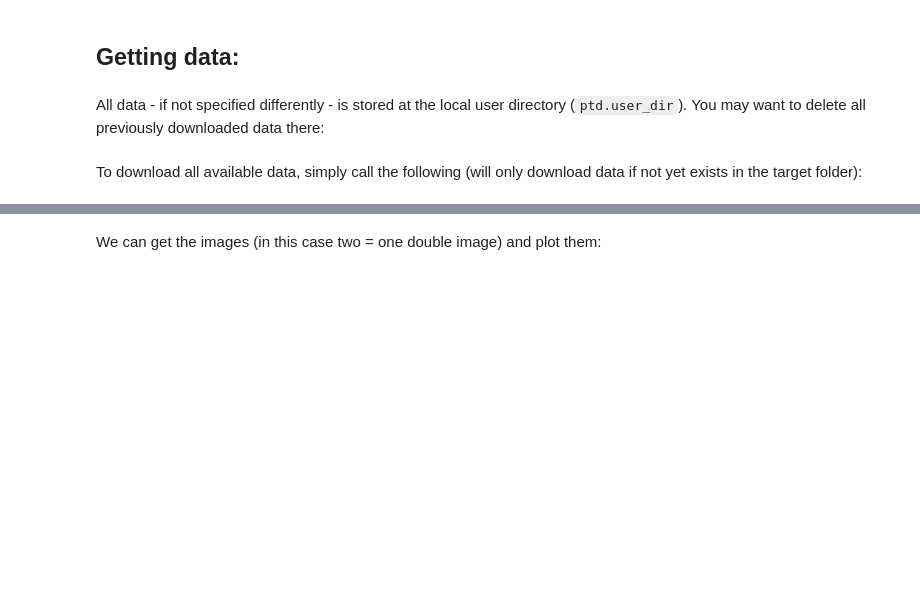
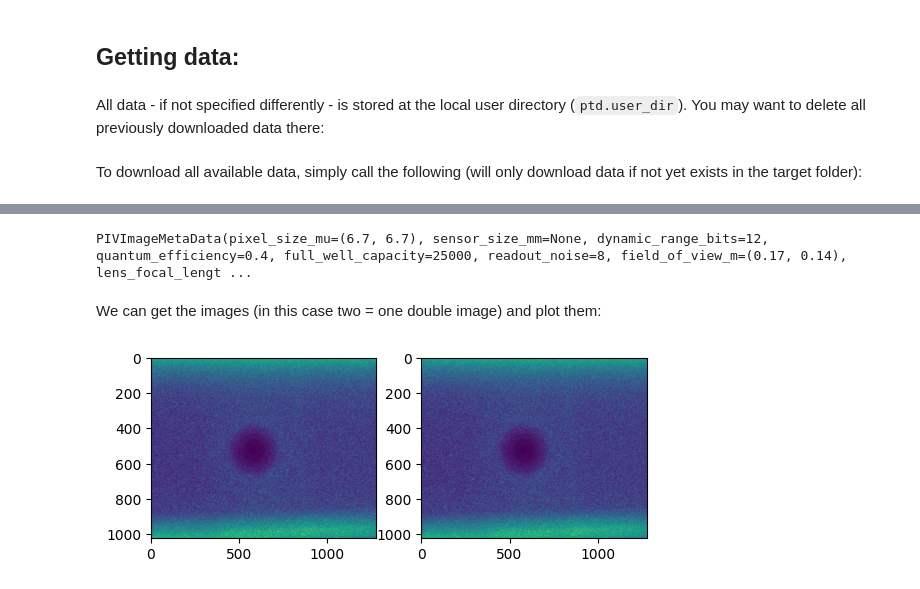
Before and after one commit to matthiasprobst/piv-test-data, a Jupyter notebook: notebooks/usage.ipynb, the cells around one changed output, grey strips where cells are left out. Cells and saved outputs as stored; diff of their text form; code cells hidden in the pictures; blank space fills up the shorter version.

```diff
--- a/notebooks/usage.ipynb
+++ b/notebooks/usage.ipynb
@@ -21,4 +21,4 @@ Let's take work with the vortex pair data provided by PivTec:
 # %%
-vortex_pair = ptd.pivtec.vortex_pair
-vortex_pair.download()
-vortex_pair
+pc_1A = ptd.piv_challenge.pc_1A
+pc_1A.download()
+pc_1A
@@ -25,9 +41,15 @@ vortex_pair
+# %%
+pc_1A.meta
+# %% [output]
+PIVImageMetaData(pixel_size_mu=(6.7, 6.7), sensor_size_mm=None, dynamic_range_bits=12, quantum_efficiency=0.4, full_well_capacity=25000, readout_noise=8, field_of_view_m=(0.17, 0.14), lens_focal_lengt ...
 # %% [markdown]
 We can get the images (in this case two = one double image) and plot them:
 # %%
 import matplotlib.pyplot as plt
 
 fig, axs = plt.subplots(1, 2)
-axs[0].imshow(vortex_pair.A[0])
-axs[1].imshow(vortex_pair.B[0])
+axs[0].imshow(pc_1A.A[0])
+axs[1].imshow(pc_1A.B[0])
 plt.show()
+# %% [output]
+[figure, added]
```
Also changed, not shown: parts of 5 cells of this notebook, 7 other files.
